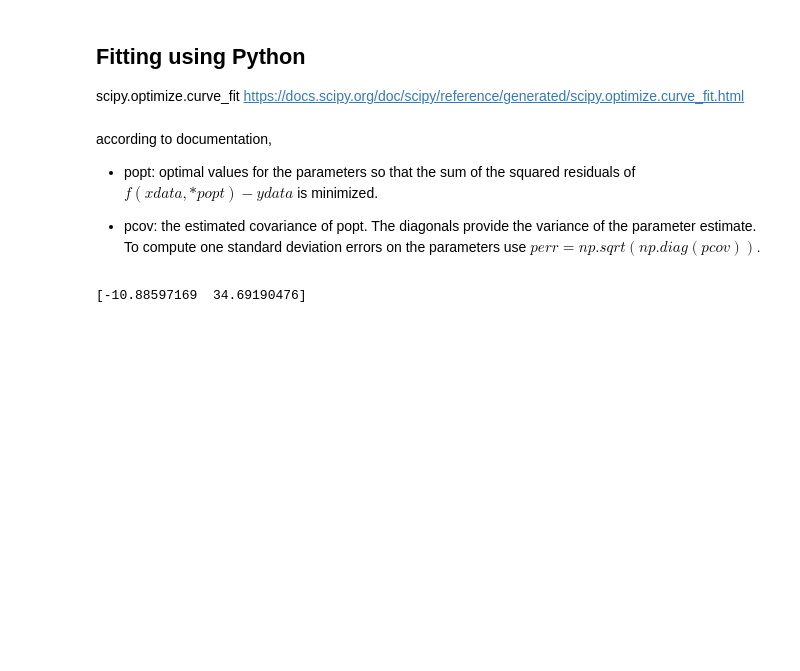
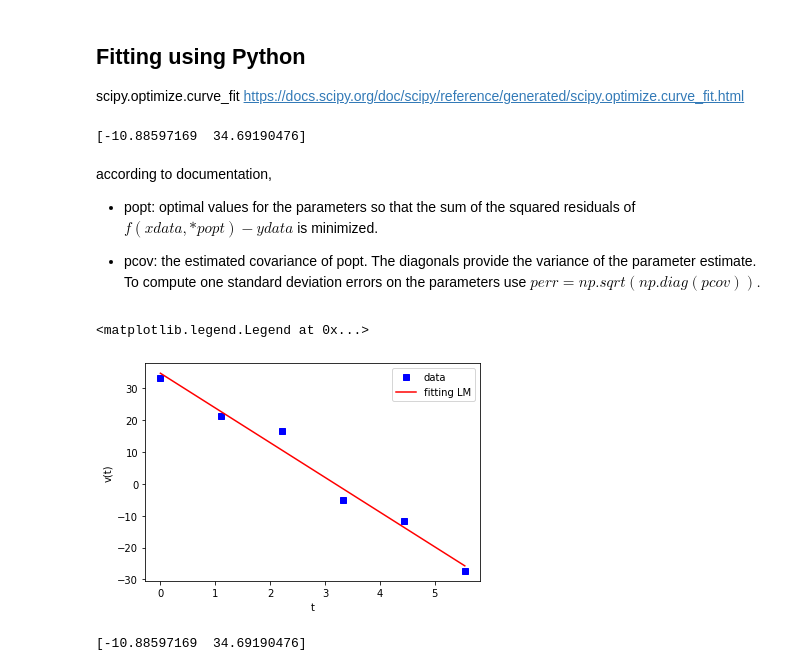
Before and after one commit to ValentinaLobo01/ComputationalMethods, a Jupyter notebook: extras/Regression_Fitting/regression_fitting_1D.ipynb, the cells around one changed output. Saved outputs shown, nothing was run; the diff lists cells and outputs as text; code cells hidden in the pictures; blank space fills up the shorter version.

```diff
--- a/extras/Regression_Fitting/regression_fitting_1D.ipynb
+++ b/extras/Regression_Fitting/regression_fitting_1D.ipynb
@@ -250,11 +250,28 @@ ydata=v
 # %%
 from scipy.optimize import curve_fit
 popt, pcov = curve_fit(func, xdata, ydata, method='lm')
+print(popt)
+# %% [output]
+[-10.88597169  34.69190476]
 # %% [markdown]
 according to documentation,
 * popt: optimal values for the parameters so that the sum of the squared residuals of $f(xdata, *popt) - ydata$ is minimized.
 
 * pcov: the estimated covariance of popt. The diagonals provide the variance of the parameter estimate. To compute one standard deviation errors on the parameters use $perr = np.sqrt(np.diag(pcov)).$
+# %%
+t_mesh=np.linspace(np.min(t),np.max(t),100)
+v_fit=popt[0]*t_mesh+ popt[1]
+# %%
+fig,ax=plt.subplots(1,1)
+ax.plot(t,v,'sb', label='data')
+ax.plot(t_mesh,v_fit,'-r', label='fitting LM')
+
+ax.set_xlabel('t')
+ax.set_ylabel('v(t)')
+ax.legend()
+# %% [output]
+<matplotlib.legend.Legend at 0x...>
+[figure, added]
 # %%
 print(popt)
 # %% [output]
```
